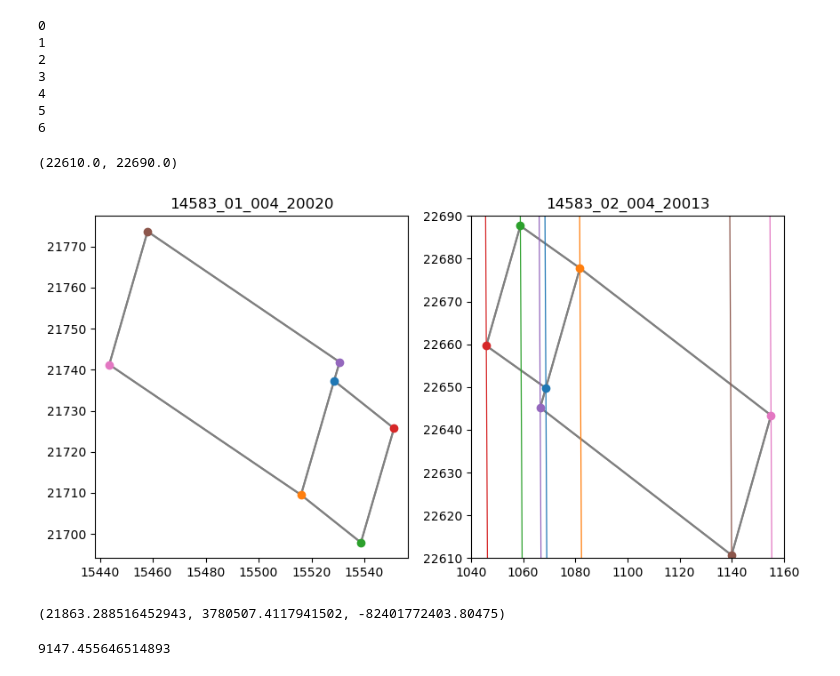
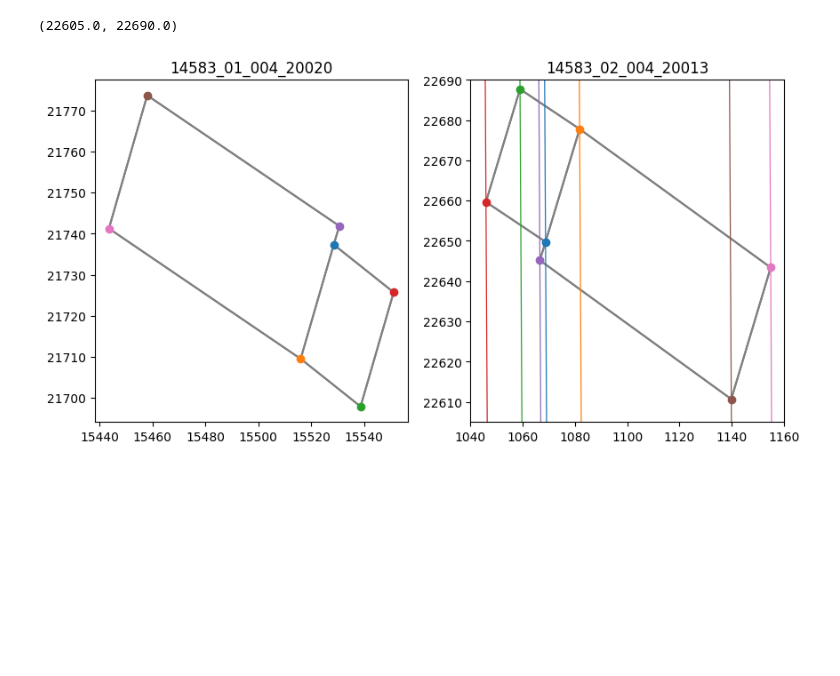
Before and after one commit to sfo065/im_to_im, a Jupyter notebook: main.ipynb, the cells around one changed output. Cells and saved outputs as stored; diff of their text form; code cells hidden in the pictures; blank space fills up the shorter version.

```diff
--- a/main.ipynb
+++ b/main.ipynb
@@ -120,0 +24,6 @@ ax.scatter(*tr)
+# %%
+means1, means2 = list(), list()
+for building in buildings:
+    means1.append(np.mean(np.array(list(building['corners'][iid1])), axis=0))
+    means2.append(np.mean(np.array(list(building['corners'][iid2])), axis=0))
+epipolar_coeffs = epipolar_line(means1, iid1, iid2)
@@ -120,0 +34,14 @@ ax.scatter(*tr)
+# %%
+fig, axs = plt.subplots(1, 2, figsize=(20, 10))
+x = np.linspace(0, 14000, 100)
+for i, building in enumerate(buildings):
+    plot_image(building, iid1, axs[0])
+    axs[0].scatter(*means1[i], marker='x')
+    plot_image(building, iid2, axs[1])
+    axs[1].scatter(*means2[i], marker='x')
+
+    a, b, c = epipolar_coeffs[i]
+    epiline = line(a, b, c, x)
+    axs[1].plot(x, epiline, lw=0.9)
+axs[1].set_xlim(0, 4000)
+axs[1].set_ylim(17000, 25000)
@@ -121,42 +51,27 @@ ax.scatter(*tr)
 # %%
 fig, axs = plt.subplots(1, 2, figsize=(10, 5))
-#n = 2
 x1 = np.linspace(15440, 15540, 100)
 x2 = np.linspace(50, 1160, 100)
 
 plot_image(building, iid1, axs[0], edge_color='grey')
 plot_image(building, iid2, axs[1], edge_color='grey')
 
-for n in range(len(list(building['corners'][iid1]))):
-    print(n)
-    p1_hom = np.hstack([building['corners'][iid1][n], np.array([1])])
-    a, b, c = F@p1_hom
-    line = lambda x:  -(a*x + c)/b
+points = building['corners'][iid1]
+coeffs = epipolar_line(points, iid1, iid2)
 
+for i, [pt, cf] in enumerate(zip(points, coeffs)):
+    a, b, c = cf
+    el = line(a, b, c, x2)
 
-    axs[0].scatter(*building['corners'][iid1][n])
-    axs[1].scatter(*building['corners'][iid2][n])
-    axs[1].plot(x2, line(x2), lw=0.9)
+    axs[0].scatter(*points[i])
+    axs[1].scatter(*building['corners'][iid2][i])
+
+    axs[1].plot(x2, el, lw=0.9)
+
 axs[0].set_title(iid1)
 axs[1].set_title(iid2)
 axs[1].set_xlim(1040, 1160)
-axs[1].set_ylim(22610, 22690)
+axs[1].set_ylim(22605, 22690)
 # %% [output]
-0
-1
-2
-3
-4
-5
-6
+(22605.0, 22690.0)
-(22610.0, 22690.0)
-[figure, old version]
+[figure, new version]
-# %%
-p1_hom = np.hstack([building['corners'][iid1][0], np.array([1])])
-a, b, c = F@p1_hom
-x1 = np.linspace(15440, 15540, 100)
-x2 = np.linspace(1050, 1160, 100)
-line = lambda x:  -(a*x + c)/b
-a, b, c
-# %% [output]
-(21863.288516452943, 3780507.4117941502, -82401772403.80475)
@@ -168,4 +77,0 @@ p2 = np.hstack([np.array(building['corners'][iid2][2]), np.array([1])])
-# %%
-p2@ F @ p1
-# %% [output]
-9147.455646514893
```
Also changed, not shown: parts of 15 cells of this notebook, 1 other file.
